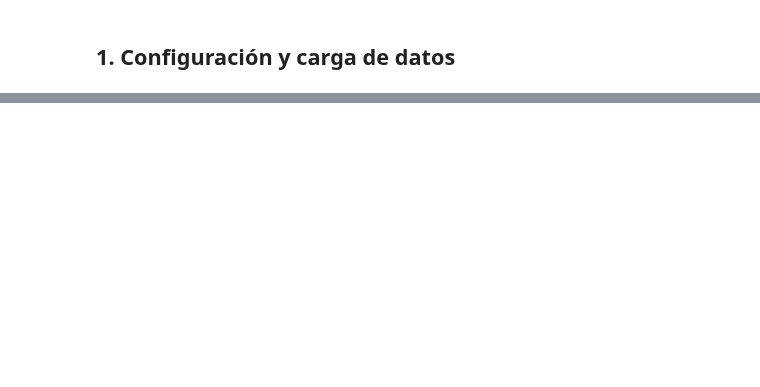
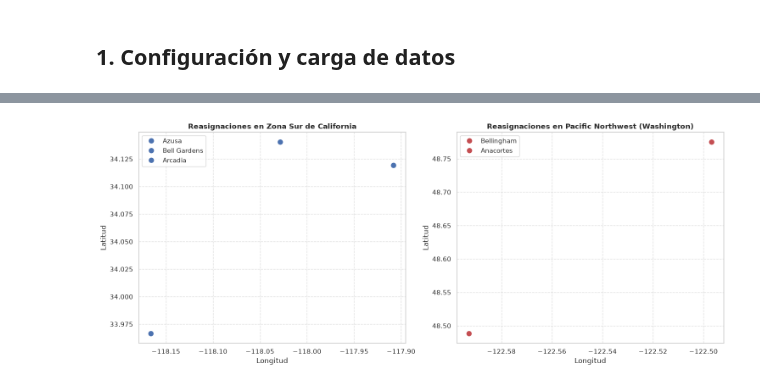
Before and after one commit to frangcisneros/mentoria-id90, a Jupyter notebook: TP1/TP1_exploracion_mercado.ipynb, the cells around one changed output, grey strips where cells are left out. Cells and saved outputs as stored; diff of their text form; code cells hidden in the pictures; blank space fills up the shorter version.

```diff
--- a/TP1/TP1_exploracion_mercado.ipynb
+++ b/TP1/TP1_exploracion_mercado.ipynb
@@ -499,0 +389,36 @@ Sí, la mayoría de los patrones presentan alta estabilidad interanual:
+# %%
+# Gráfico Matplotlib comparativo de vectores de remapeo por Zonas (Costa Oeste y Midwest)
+fig, axes = plt.subplots(1, 2, figsize=(15, 6))
+
+ax1 = axes[0]
+ca_cities = ['Azusa', 'Bell Gardens', 'Arcadia']
+for city in ca_cities:
+    r = df_res_map[df_res_map['Ciudad'] == city]
+    if not r.empty:
+        c_info = map_old[map_old['city'] == city].iloc[0]
+        ax1.plot(c_info['longitude'], c_info['latitude'], 'bo', markersize=8, label=city)
+
+ax1.set_title('Reasignaciones en Zona Sur de California', fontsize=12, fontweight='bold')
+ax1.set_xlabel('Longitud')
+ax1.set_ylabel('Latitud')
+
+ax2 = axes[1]
+nw_cities = ['Bellingham', 'Anacortes']
+for city in nw_cities:
+    r = df_res_map[df_res_map['Ciudad'] == city]
+    if not r.empty:
+        c_info = map_old[map_old['city'] == city].iloc[0]
+        ax2.plot(c_info['longitude'], c_info['latitude'], 'ro', markersize=8, label=city)
+
+ax2.set_title('Reasignaciones en Pacific Northwest (Washington)', fontsize=12, fontweight='bold')
+ax2.set_xlabel('Longitud')
+ax2.set_ylabel('Latitud')
+
+for ax in axes:
+    ax.legend()
+    ax.grid(True, linestyle='--', alpha=0.6)
+
+plt.tight_layout()
+plt.show()
+# %% [output]
+[figure, added]
```
Also changed, not shown: parts of 86 cells of this notebook, 23 other files.
